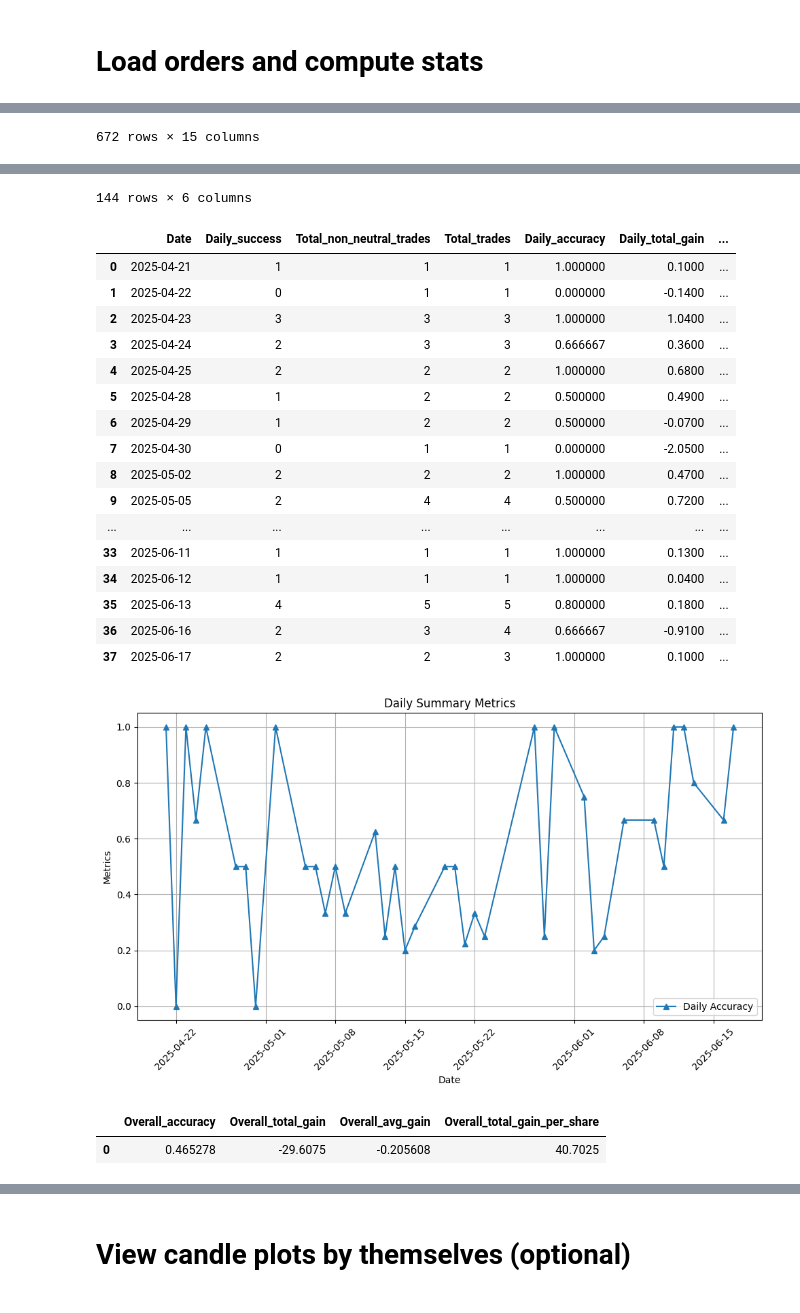
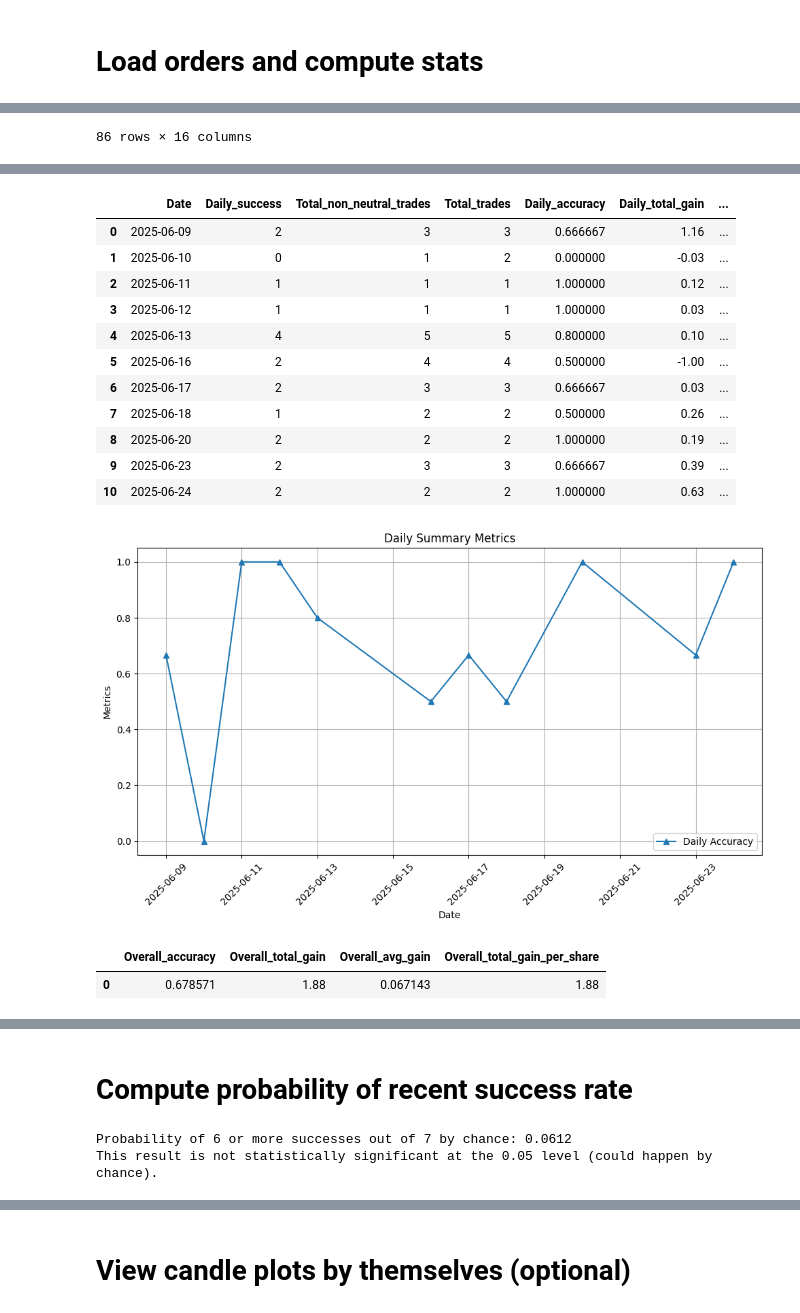
Before and after one commit to sbs87/Random_Projects, a Jupyter notebook: day_trading/src/DayTrader_Analysis.ipynb, the cells around one changed output, grey strips where cells are left out. Saved outputs shown, nothing was run; the diff lists cells and outputs as text; code cells hidden in the pictures.

```diff
--- a/day_trading/src/DayTrader_Analysis.ipynb
+++ b/day_trading/src/DayTrader_Analysis.ipynb
@@ -98,6 +98,8 @@ def format_orders(df):
                        'Quantity': 'Quantity', 'Status': 'Status', 'Placed Time': 'PlacedTime',
                        'Filled Time': 'FilledTime'}, inplace=True)
 
+    # adjust the sell price to include the $0.01 Webull comission. Annoyingly, Webull does not include this in the avg price.
+    df['AvgPrice'] = df.apply(lambda row: row['AvgPrice_Raw'] - 0.01 if row['Side'] == 'Sell' else row['AvgPrice_Raw'], axis=1)
 
     # Filter rows where the 'status' column is 'Filled'
     #filled_orders['FilledTime_dt']=pd.to_datetime(filled_orders['Filled Time'].str.replace(" EDT",""), format="%m/%d/%Y %H:%M:%S")
@@ -647,11 +649,14 @@ def get_stock_data_alpha(symbol, stock_interval="1min", outputsize="full", api_k
 # %%
 # Load the stock orders file
 #stock_order_records = pd.read_csv("~/Downloads/Webull_Orders_Records.noOCO.csv")
-buy_records ="/Users/stevensmith/Projects/Random_Projects/day_trading/data/raw_data/order_hx/Webull_Order_Records_2025_06_17.csv"
+buy_records ="/Users/stevensmith/Projects/Random_Projects/day_trading/data/raw_data/order_hx/Webull_Order_Records_2025_06_24.csv"
 stock_order_records = pd.read_csv(buy_records)
 stock_orders_formatted = format_orders(stock_order_records)
 filled_orders = stock_orders_formatted[stock_orders_formatted['Status'] == 'Filled']
-filled_orders_filtered = filter_stock_orders(filled_orders,days=100)
+filled_orders_filtered = filter_stock_orders(filled_orders, cutoff_date="2025-06-08")
+#filter out an embarassing order
+filled_orders_filtered = filled_orders_filtered[filled_orders_filtered['Symbol'] != "CRCL"]
+
 
 filled_orders_filtered,filled_orders_w_stats  = compute_stats_long(filled_orders_filtered)
 display(filled_orders_filtered)
@@ -699,2 +704,2 @@ bin_and_tally(filled_orders_filtered, binned_vars='FilledTime_only', binned_vals
-672 rows × 15 columns
+86 rows × 16 columns
 |  | Symbol | Date | Stock_Total_Gain | Stock_pShare_Gain | Success | non_neutral |
@@ -712,22 +722,16 @@ bin_and_tally(filled_orders_filtered, binned_vars='FilledTime_only', binned_vals
-144 rows × 6 columns
 |  | Date | Daily_success | Total_non_neutral_trades | Total_trades | Daily_accuracy | Daily_total_gain | ... |
-| 0 | 2025-04-21 | 1 | 1 | 1 | 1.000000 | 0.1000 | ... |
-| 1 | 2025-04-22 | 0 | 1 | 1 | 0.000000 | -0.1400 | ... |
-| 2 | 2025-04-23 | 3 | 3 | 3 | 1.000000 | 1.0400 | ... |
-| 3 | 2025-04-24 | 2 | 3 | 3 | 0.666667 | 0.3600 | ... |
-| 4 | 2025-04-25 | 2 | 2 | 2 | 1.000000 | 0.6800 | ... |
-| 5 | 2025-04-28 | 1 | 2 | 2 | 0.500000 | 0.4900 | ... |
-| 6 | 2025-04-29 | 1 | 2 | 2 | 0.500000 | -0.0700 | ... |
-| 7 | 2025-04-30 | 0 | 1 | 1 | 0.000000 | -2.0500 | ... |
-| 8 | 2025-05-02 | 2 | 2 | 2 | 1.000000 | 0.4700 | ... |
-| 9 | 2025-05-05 | 2 | 4 | 4 | 0.500000 | 0.7200 | ... |
-| ... | ... | ... | ... | ... | ... | ... | ... |
-| 33 | 2025-06-11 | 1 | 1 | 1 | 1.000000 | 0.1300 | ... |
-| 34 | 2025-06-12 | 1 | 1 | 1 | 1.000000 | 0.0400 | ... |
-| 35 | 2025-06-13 | 4 | 5 | 5 | 0.800000 | 0.1800 | ... |
-| 36 | 2025-06-16 | 2 | 3 | 4 | 0.666667 | -0.9100 | ... |
-| 37 | 2025-06-17 | 2 | 2 | 3 | 1.000000 | 0.1000 | ... |
+| 0 | 2025-06-09 | 2 | 3 | 3 | 0.666667 | 1.16 | ... |
+| 1 | 2025-06-10 | 0 | 1 | 2 | 0.000000 | -0.03 | ... |
+| 2 | 2025-06-11 | 1 | 1 | 1 | 1.000000 | 0.12 | ... |
+| 3 | 2025-06-12 | 1 | 1 | 1 | 1.000000 | 0.03 | ... |
+| 4 | 2025-06-13 | 4 | 5 | 5 | 0.800000 | 0.10 | ... |
+| 5 | 2025-06-16 | 2 | 4 | 4 | 0.500000 | -1.00 | ... |
+| 6 | 2025-06-17 | 2 | 3 | 3 | 0.666667 | 0.03 | ... |
+| 7 | 2025-06-18 | 1 | 2 | 2 | 0.500000 | 0.26 | ... |
+| 8 | 2025-06-20 | 2 | 2 | 2 | 1.000000 | 0.19 | ... |
+| 9 | 2025-06-23 | 2 | 3 | 3 | 0.666667 | 0.39 | ... |
+| 10 | 2025-06-24 | 2 | 2 | 2 | 1.000000 | 0.63 | ... |
-[figure, old version]
+[figure, new version]
 |  | Overall_accuracy | Overall_total_gain | Overall_avg_gain | Overall_total_gain_per_share |
-| 0 | 0.465278 | -29.6075 | -0.205608 | 40.7025 |
+| 0 | 0.678571 | 1.88 | 0.067143 | 1.88 |
 |  | x_bin | y |
@@ -744,3 +748,27 @@ bin_and_tally(filled_orders_filtered, binned_vars='FilledTime_only', binned_vals
+# %% [markdown]
+# Compute probability of recent success rate
+# %%
+import math
+
+# Probability of success (from daily_summary, e.g. mean Daily_accuracy)
+p = daily_summary['Daily_accuracy'].mean() # turns out its close to 50%
+n = 7
+k = 6
+
+# Binomial probability: P(X = k) = C(n, k) * p^k * (1-p)^(n-k)
+prob_6_of_7 = math.comb(n, k) * (p ** k) * ((1 - p) ** (n - k))
+prob_6_of_7
+# Calculate the cumulative probability of getting 6 or more successes out of 7 by chance
+prob_6_or_more = sum(math.comb(n, i) * (p ** i) * ((1 - p) ** (n - i)) for i in range(6, n + 1))
+print(f"Probability of 6 or more successes out of 7 by chance: {prob_6_or_more:.4f}")
+
+if prob_6_or_more < 0.05:
+    print("This result is statistically significant at the 0.05 level (unlikely to happen by chance).")
+else:
+    print("This result is not statistically significant at the 0.05 level (could happen by chance).")
+# %% [output]
+Probability of 6 or more successes out of 7 by chance: 0.0612
+This result is not statistically significant at the 0.05 level (could happen by chance).
 # %%
 dates=daily_summary[daily_summary['Daily_total_gain']<-2]['Date']
 #filled_orders_filtered[filled_orders_filtered['Date'].isin(dates)].to_csv("filled_orders_filtered_losing_days.tsv",index=False,sep="\t")
```
Also changed, not shown: parts of 7 cells of this notebook.
